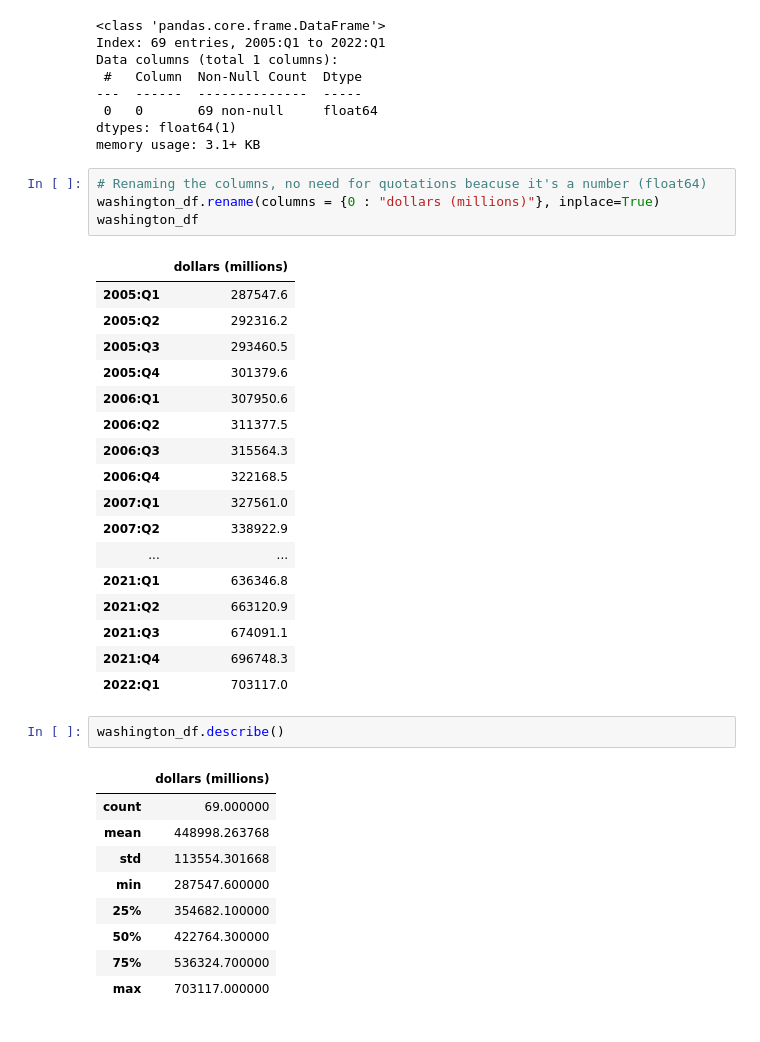
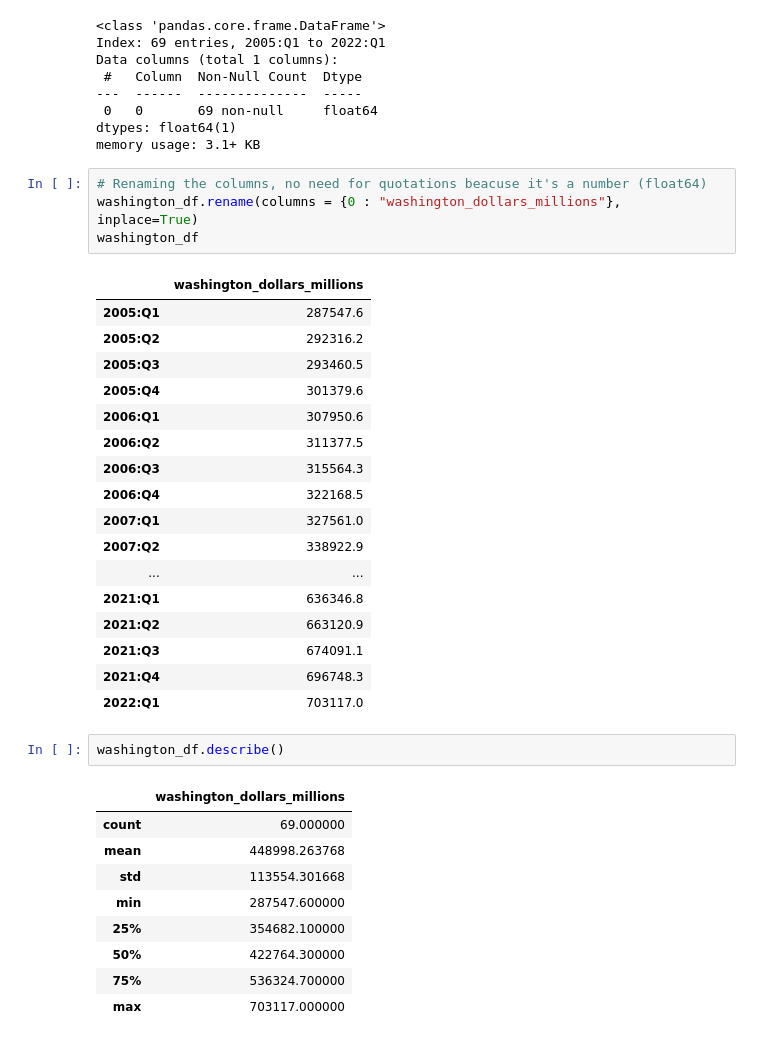
Before and after one commit to jho97/specs_capstone, a Jupyter notebook: visualized_data/gdp_comparison .ipynb, the cells around one changed output. Drawn from its saved outputs; the diff is of its cells as text.

```diff
--- a/visualized_data/gdp_comparison .ipynb
+++ b/visualized_data/gdp_comparison .ipynb
@@ -101,10 +101,10 @@ dtypes: float64(1)
 memory usage: 3.1+ KB
 # %%
 # Renaming the columns, no need for quotations beacuse it's a number (float64)
-washington_df.rename(columns = {0 : "dollars (millions)"}, inplace=True)
+washington_df.rename(columns = {0 : "washington_dollars_millions"}, inplace=True)
 washington_df
 # %% [output]
-|  | dollars (millions) |
+|  | washington_dollars_millions |
 | 2005:Q1 | 287547.6 |
 | 2005:Q2 | 292316.2 |
 | 2005:Q3 | 293460.5 |
@@ -124,7 +124,7 @@ washington_df
 # %%
 washington_df.describe()
 # %% [output]
-|  | dollars (millions) |
+|  | washington_dollars_millions |
 | count | 69.000000 |
 | mean | 448998.263768 |
 | std | 113554.301668 |
```
Also changed, not shown: parts of 11 cells of this notebook.
